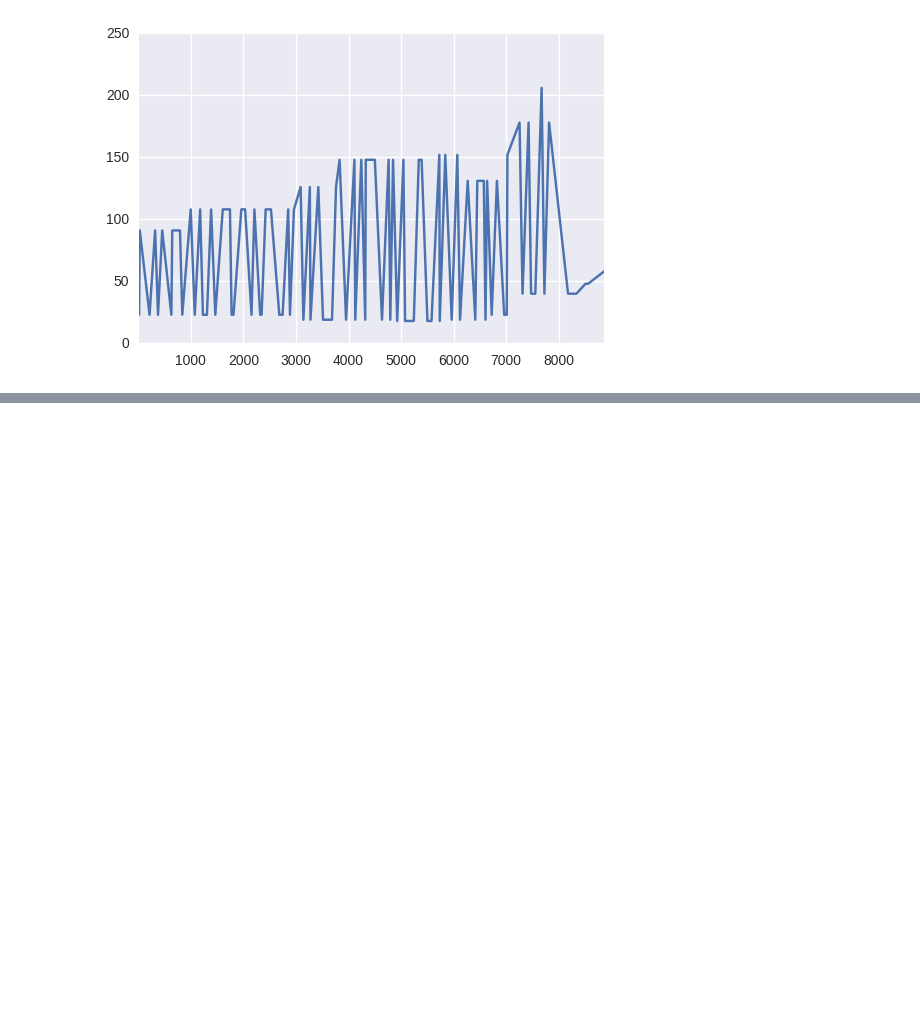
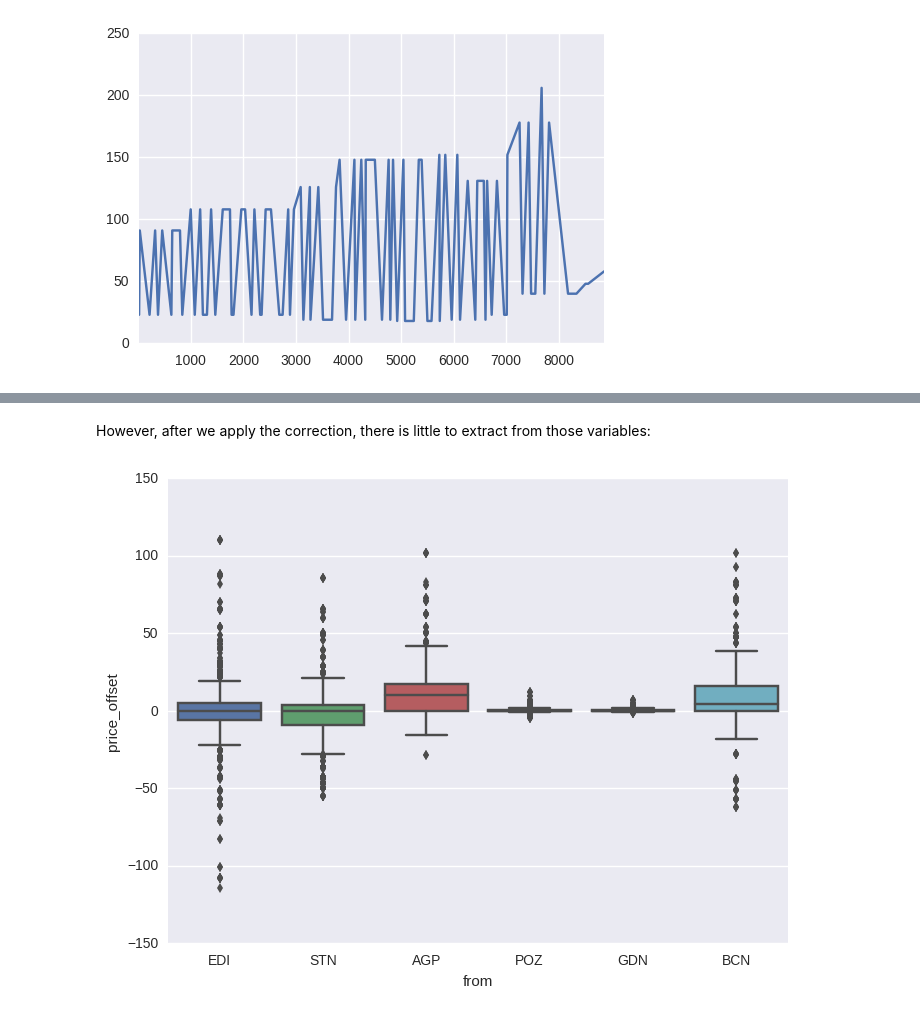
Before and after one commit to iramusa/price-pred, a Jupyter notebook: notebooks/visualise.ipynb, the cells around one changed output, grey strips where cells are left out. Drawn from its saved outputs; the diff is of its cells as text; code cells hidden in the pictures; blank space fills up the shorter version.

```diff
--- a/notebooks/visualise.ipynb
+++ b/notebooks/visualise.ipynb
@@ -126,0 +118,9 @@ data.sort_values('check_date')
+# %% [markdown]
+However, after we apply the correction, there is little to extract from those variables:
+# %%
+var_ctrl = 'from'
+var_dep = 'price_offset'
+f, ax = plt.subplots(figsize=(8, 6))
+fig = sns.boxplot(x=var_ctrl, y=var_dep, data=data)
+# %% [output]
+[figure, added]
```
Also changed, not shown: parts of 10 cells of this notebook.
